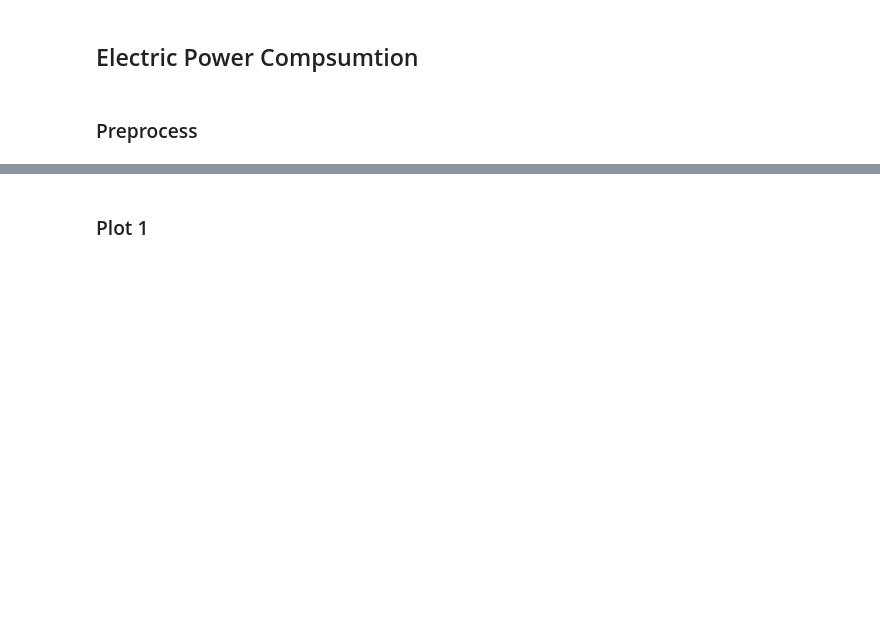
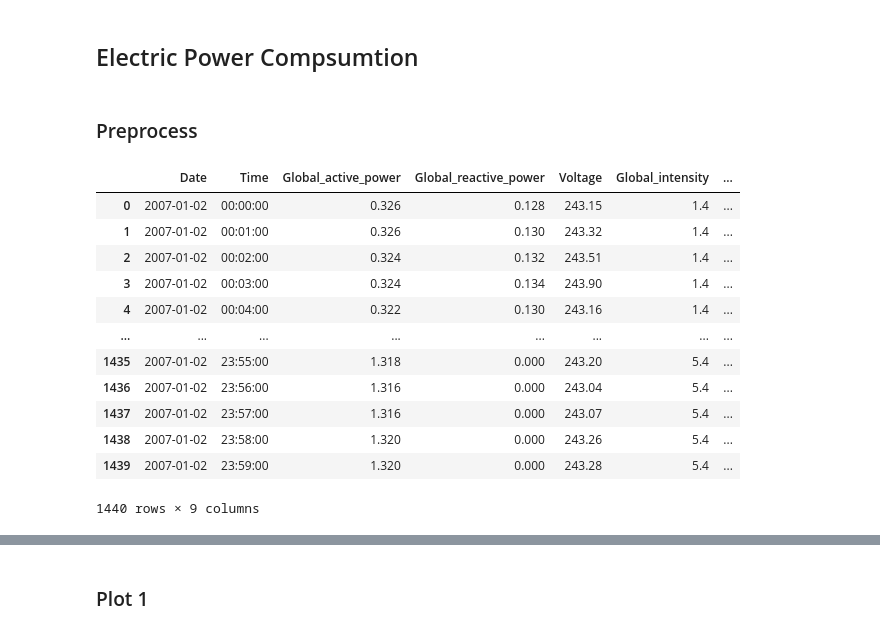
Before and after one commit to IrisStream/data-visualization, a Jupyter notebook: Lab3/sources/main.ipynb, the cells around one changed output, grey strips where cells are left out. Cells and saved outputs as stored; diff of their text form; code cells hidden in the pictures; blank space fills up the shorter version.

```diff
--- a/Lab3/sources/main.ipynb
+++ b/Lab3/sources/main.ipynb
@@ -8,8 +8,8 @@ import numpy as np
 from matplotlib import pyplot as plt
 # %%
 DATA_PATH = '../data/'
-START_DATE = '2007-02-01'
-END_DATE = '2007-02-02'
+START_DATE = '01/02/2007'
+END_DATE = '02/02/2007'
 # %% [markdown]
 ## Car MPG
 # %% [markdown]
@@ -67,15 +67,33 @@ car_mpg
 # %%
 # Read data
 power = pd.read_csv('../data/household_power_consumption.csv', delimiter=';')
 
 # Convert to datetime dtype
 power.Date = pd.to_datetime(power.Date)
 
 # Get date from START_DATE to END_DATE
 power = power[(power['Date'] >= START_DATE) & (power['Date'] <= END_DATE)]
+# power1 = power[power.Date == START_DATE]
+# power2 = power[power.Date == END_DATE]
+# power = pd.concat([power1, power2])
 
 # Write preprocessed data to csv
 power.to_csv('../data/household_power_consumption_preprocessed.csv', index = False)
+power1
+# %% [output]
+|  | Date | Time | Global_active_power | Global_reactive_power | Voltage | Global_intensity | ... |
+| 0 | 2007-01-02 | 00:00:00 | 0.326 | 0.128 | 243.15 | 1.4 | ... |
+| 1 | 2007-01-02 | 00:01:00 | 0.326 | 0.130 | 243.32 | 1.4 | ... |
+| 2 | 2007-01-02 | 00:02:00 | 0.324 | 0.132 | 243.51 | 1.4 | ... |
+| 3 | 2007-01-02 | 00:03:00 | 0.324 | 0.134 | 243.90 | 1.4 | ... |
+| 4 | 2007-01-02 | 00:04:00 | 0.322 | 0.130 | 243.16 | 1.4 | ... |
+| ... | ... | ... | ... | ... | ... | ... | ... |
+| 1435 | 2007-01-02 | 23:55:00 | 1.318 | 0.000 | 243.20 | 5.4 | ... |
+| 1436 | 2007-01-02 | 23:56:00 | 1.316 | 0.000 | 243.04 | 5.4 | ... |
+| 1437 | 2007-01-02 | 23:57:00 | 1.316 | 0.000 | 243.07 | 5.4 | ... |
+| 1438 | 2007-01-02 | 23:58:00 | 1.320 | 0.000 | 243.26 | 5.4 | ... |
+| 1439 | 2007-01-02 | 23:59:00 | 1.320 | 0.000 | 243.28 | 5.4 | ... |
+1440 rows × 9 columns
 # %%
 power = pd.read_csv(f'{DATA_PATH}household_power_consumption_preprocessed.csv')
 power
```
Also changed, not shown: parts of 5 cells of this notebook, 2 other files.
